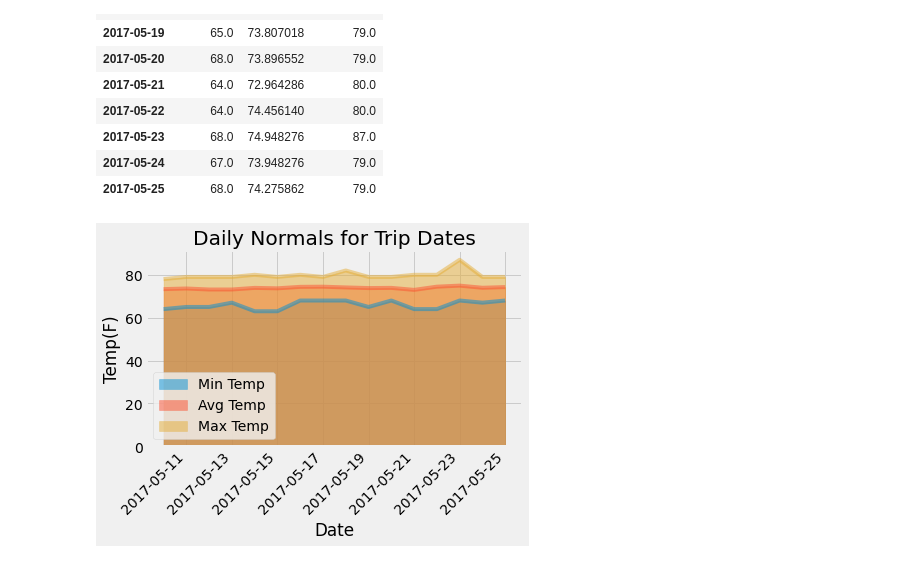
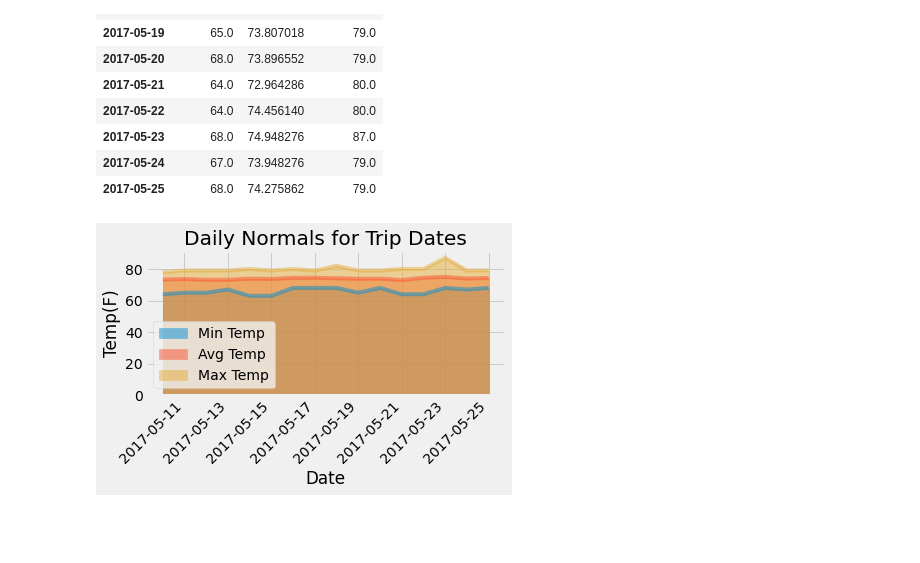
Before and after one commit to rebekahcallkacz/sqlachemy-challenge, a Jupyter notebook: climate_analysis.ipynb, the cells around one changed output. Cells and saved outputs as stored; diff of their text form; code cells hidden in the pictures; blank space fills up the shorter version.

```diff
--- a/climate_analysis.ipynb
+++ b/climate_analysis.ipynb
@@ -369,8 +369,8 @@ normals_indexed
 # %%
 # Plot the daily normals as an area plot with `stacked=False`
 normals_indexed.plot.area(stacked=False, rot=45, x_compat=True, ylabel='Temp(F)', title='Daily Normals for Trip Dates')
-plt.tight_layout
+plt.tight_layout()
 plt.savefig('Images/tripdailynormals.png')
 plt.show()
 # %% [output]
-[figure, old version]
+[figure, new version]
```
Also changed, not shown: parts of 1 cell of this notebook, 2 other files.
